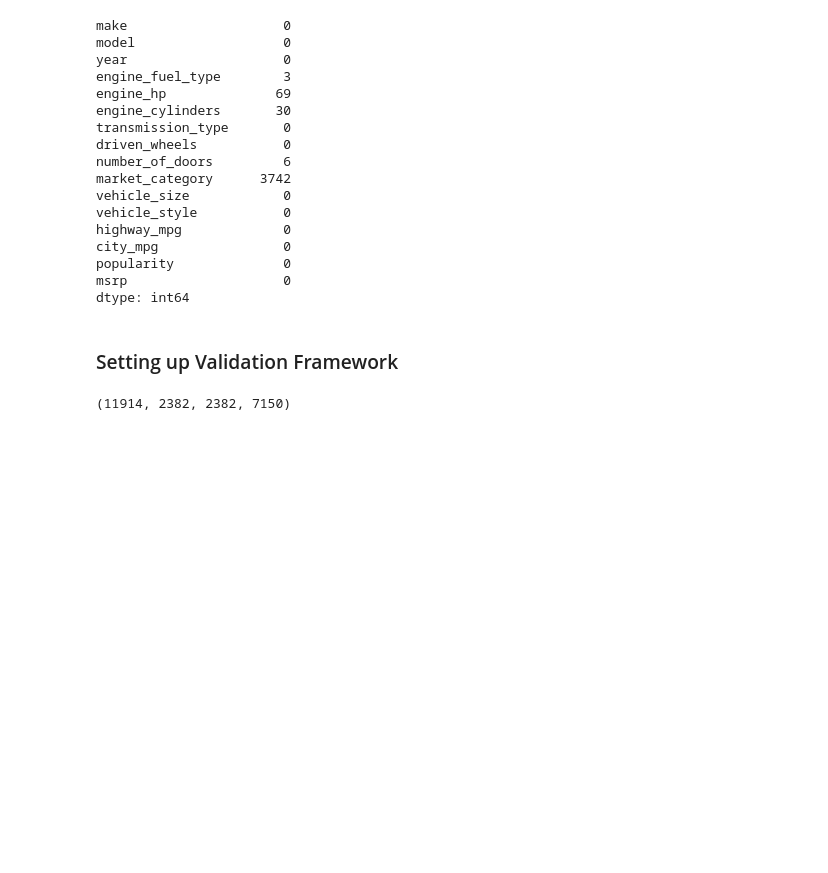
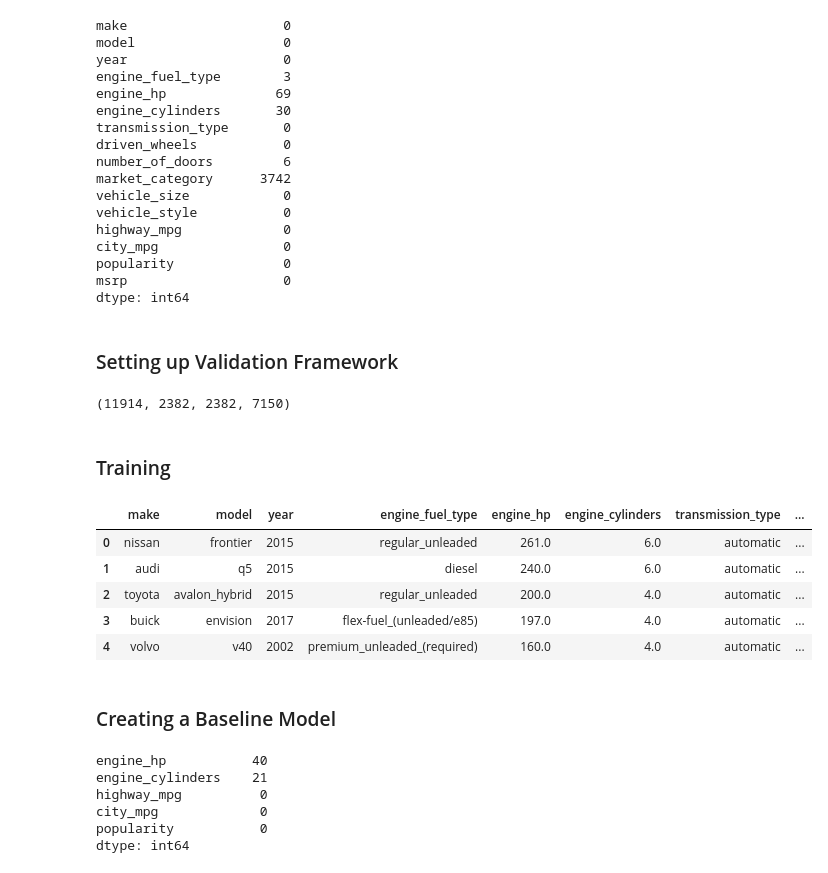
Before and after one commit to aadarsh-siddha/Car-Price-Prediction, a Jupyter notebook: CarPricePrediction.ipynb, the cells around one changed output. Saved outputs shown, nothing was run; the diff lists cells and outputs as text; code cells hidden in the pictures; blank space fills up the shorter version.

Commit message:
Created baseline

```diff
--- a/CarPricePrediction.ipynb
+++ b/CarPricePrediction.ipynb
@@ -139,3 +139,16 @@ y_test = np.log1p(df_test.msrp.values)
 df_train.drop(['msrp'], axis=1, inplace=True)
 df_val.drop(['msrp'], axis=1, inplace=True)
 df_test.drop(['msrp'], axis=1, inplace=True)
+# %% [markdown]
+### Training
+# %%
+df_train.head()
+# %% [output]
+|  | make | model | year | engine_fuel_type | engine_hp | engine_cylinders | transmission_type | ... |
+| 0 | nissan | frontier | 2015 | regular_unleaded | 261.0 | 6.0 | automatic | ... |
+| 1 | audi | q5 | 2015 | diesel | 240.0 | 6.0 | automatic | ... |
+| 2 | toyota | avalon_hybrid | 2015 | regular_unleaded | 200.0 | 4.0 | automatic | ... |
+| 3 | buick | envision | 2017 | flex-fuel_(unleaded/e85) | 197.0 | 4.0 | automatic | ... |
+| 4 | volvo | v40 | 2002 | premium_unleaded_(required) | 160.0 | 4.0 | automatic | ... |
+# %% [markdown]
+### Creating a Baseline Model
@@ -141,0 +157,9 @@ df_test.drop(['msrp'], axis=1, inplace=True)
+# %%
+df_train[columns].isnull().sum()
+# %% [output]
+engine_hp           40
+engine_cylinders    21
+highway_mpg          0
+city_mpg             0
+popularity           0
+dtype: int64
```
Also changed, not shown: parts of 14 cells of this notebook, 1 other file.
